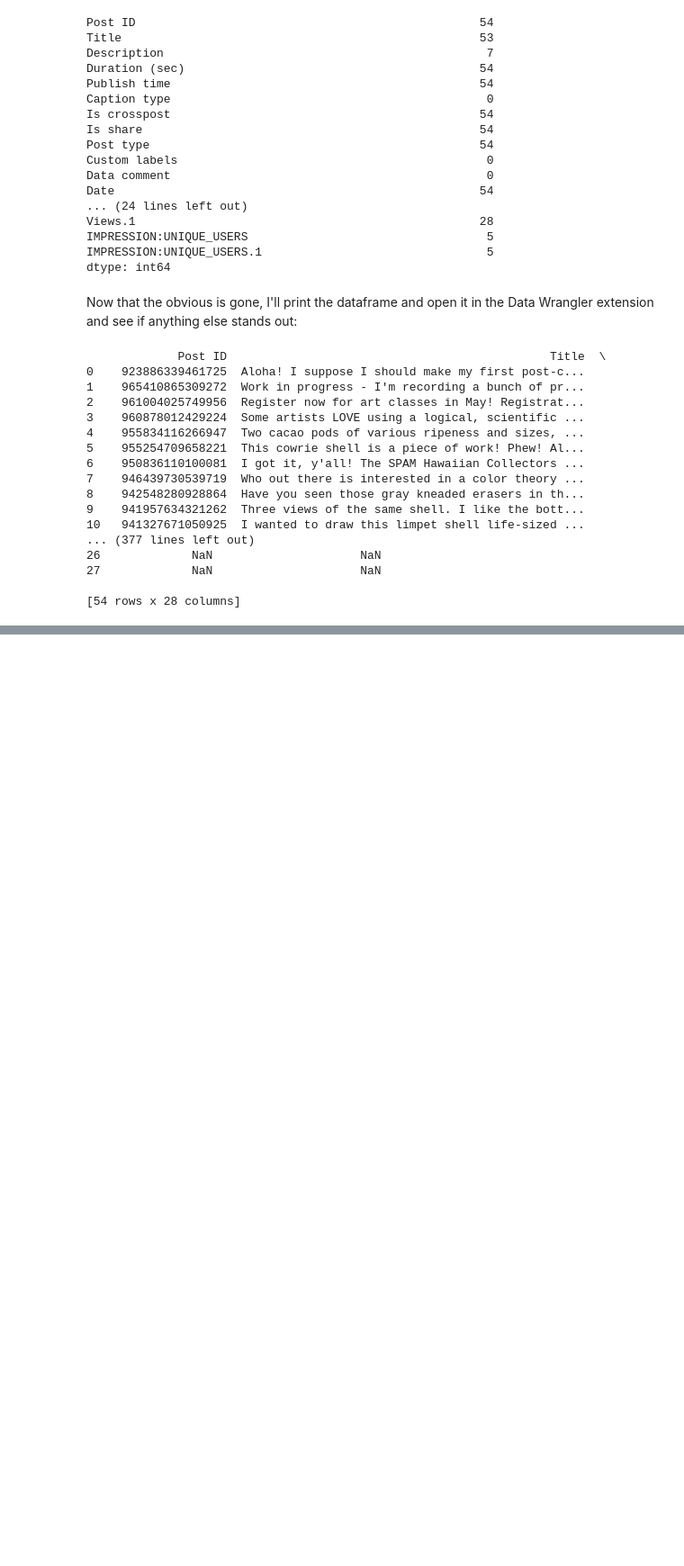
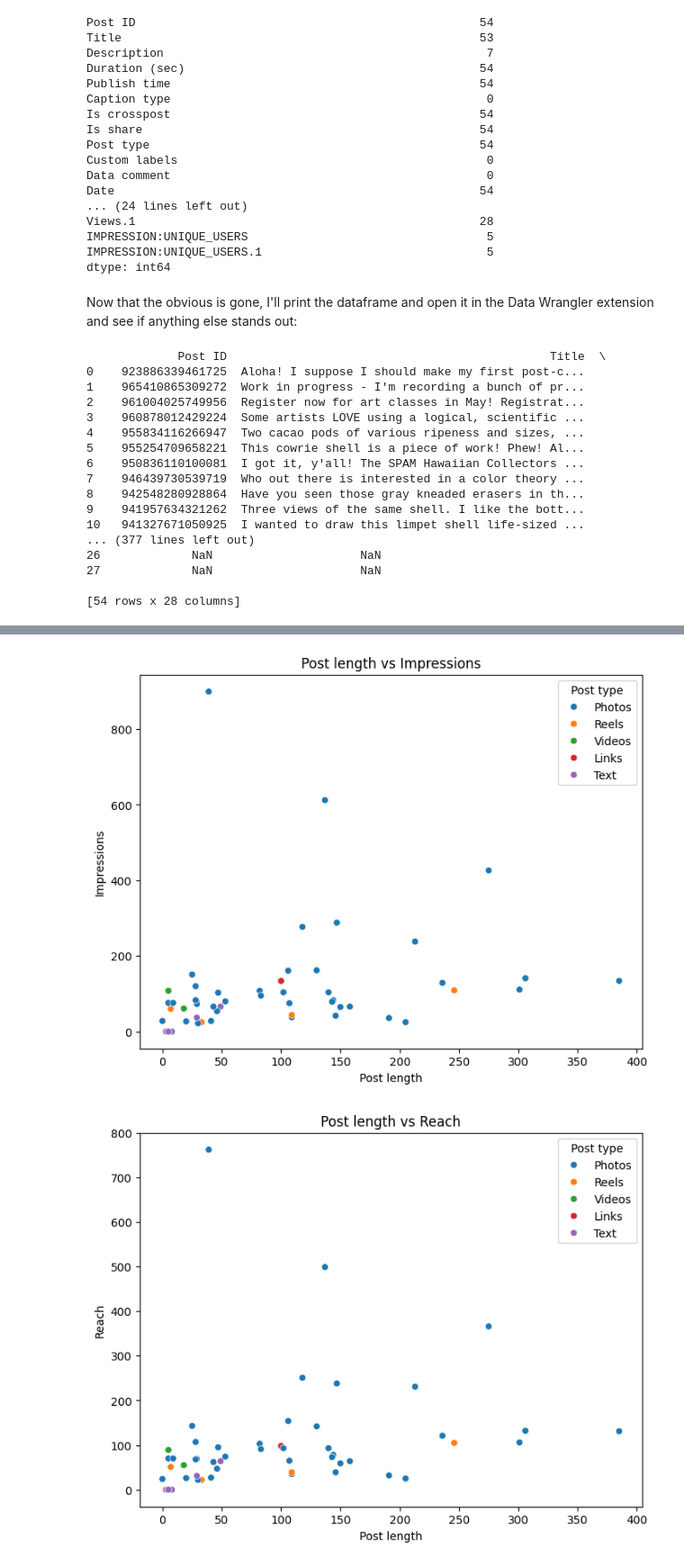
Before and after one commit to matthewpblock/datafun-06-eda, a Jupyter notebook: block_eda.ipynb, the cells around one changed output, grey strips where cells are left out. Shown at 90% size. Saved outputs shown, nothing was run; the diff lists cells and outputs as text; code cells hidden in the pictures; blank space fills up the shorter version.

```diff
--- a/block_eda.ipynb
+++ b/block_eda.ipynb
@@ -223,0 +240,13 @@ dtype: object
+# %%
+# Create individual scatter plots
+for i in inputs:
+    for o in outputs:
+        plt.figure(figsize=(8, 6))  # Set the plot size (width, height)
+        sns.scatterplot(data=df, x=i, y=o,
+                    hue = 'Post type'
+                    )
+        plt.title(f'{i} vs {o}')
+        plt.show()
+# %% [output]
+[figure, added]
+[figure, added]
```
Also changed, not shown: parts of 10 cells of this notebook.
